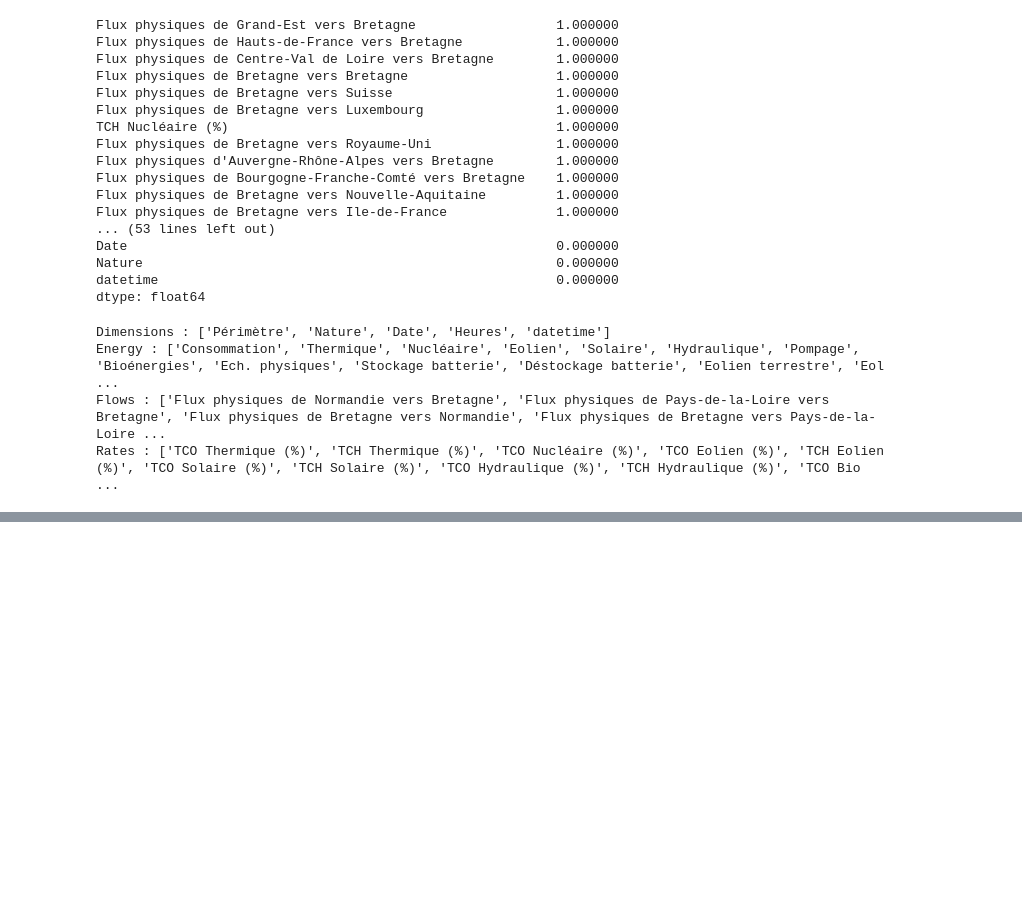
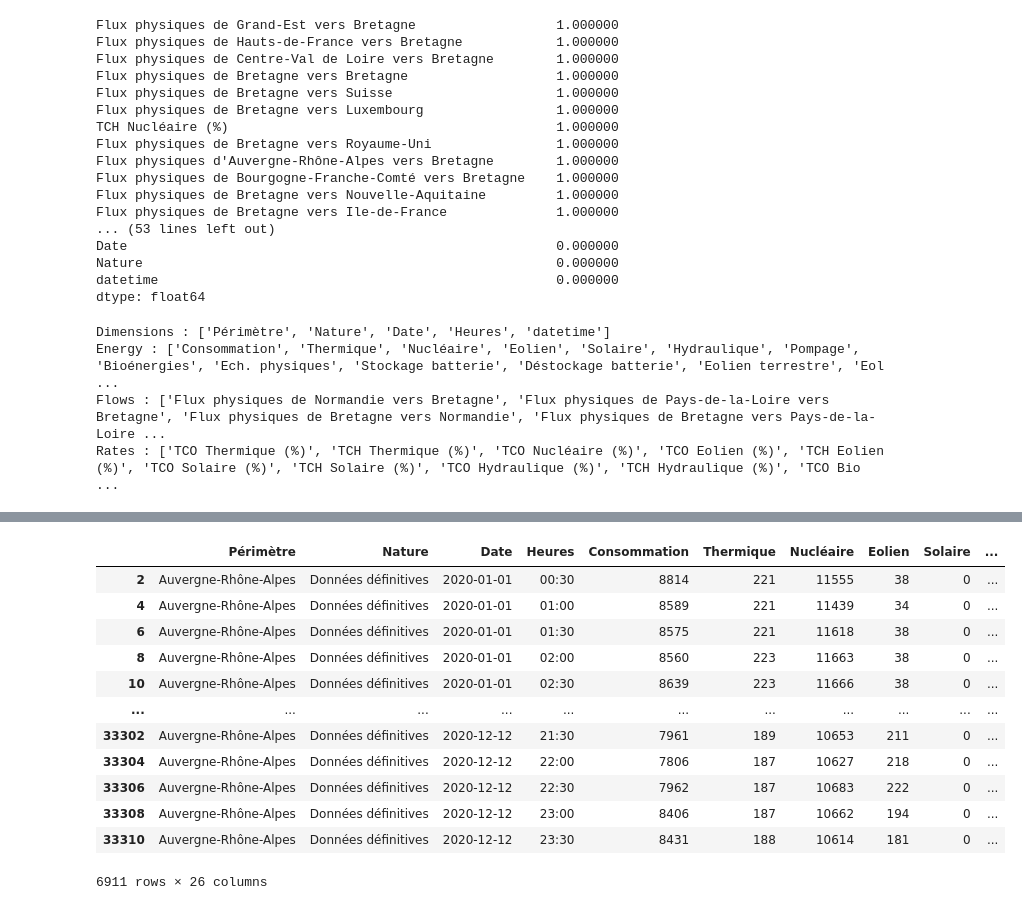
Before and after one commit to LIONPANJSHIR/rte-ille-et-vilaine-energy-analysis, a Jupyter notebook: scripts/notebooks/data_quality/00_staging_init.ipynb, the cells around one changed output, grey strips where cells are left out. Saved outputs shown, nothing was run; the diff lists cells and outputs as text; code cells hidden in the pictures; blank space fills up the shorter version.

```diff
--- a/scripts/notebooks/data_quality/00_staging_init.ipynb
+++ b/scripts/notebooks/data_quality/00_staging_init.ipynb
@@ -159,0 +162,14 @@ for file , data in filename.items() :
+# %%
+RAW_DATA = PROJECT_DIR / r"data\raw\Auvergne-Rhône-Alpes"
+test = pd.read_csv(RAW_DATA / "eCO2mix_RTE_Auvergne-Rhône-Alpes_Annuel-Definitif_2013.xls" ,
+sep="\t" ,
+encoding="latin1",
+index_col= False ,
+na_values= ['ND' ,"NaN" , "-"]
+)
+
+test['datatime'] = pd.to_datetime(test['Date'].astype(str)+ " " + test['Heures'].astype(str) ,
+                                  format = "%Y-%m-%d %H:%M" ,
+                                  errors ="coerce")
+
+test.head(5)
@@ -159,0 +350,16 @@ for file , data in filename.items() :
+# %%
+test.drop(index=0 , axis=0 )
+# %% [output]
+|  | Périmètre | Nature | Date | Heures | Consommation | Thermique | Nucléaire | Eolien | Solaire | ... |
+| 2 | Auvergne-Rhône-Alpes | Données définitives | 2020-01-01 | 00:30 | 8814 | 221 | 11555 | 38 | 0 | ... |
+| 4 | Auvergne-Rhône-Alpes | Données définitives | 2020-01-01 | 01:00 | 8589 | 221 | 11439 | 34 | 0 | ... |
+| 6 | Auvergne-Rhône-Alpes | Données définitives | 2020-01-01 | 01:30 | 8575 | 221 | 11618 | 38 | 0 | ... |
+| 8 | Auvergne-Rhône-Alpes | Données définitives | 2020-01-01 | 02:00 | 8560 | 223 | 11663 | 38 | 0 | ... |
+| 10 | Auvergne-Rhône-Alpes | Données définitives | 2020-01-01 | 02:30 | 8639 | 223 | 11666 | 38 | 0 | ... |
+| ... | ... | ... | ... | ... | ... | ... | ... | ... | ... | ... |
+| 33302 | Auvergne-Rhône-Alpes | Données définitives | 2020-12-12 | 21:30 | 7961 | 189 | 10653 | 211 | 0 | ... |
+| 33304 | Auvergne-Rhône-Alpes | Données définitives | 2020-12-12 | 22:00 | 7806 | 187 | 10627 | 218 | 0 | ... |
+| 33306 | Auvergne-Rhône-Alpes | Données définitives | 2020-12-12 | 22:30 | 7962 | 187 | 10683 | 222 | 0 | ... |
+| 33308 | Auvergne-Rhône-Alpes | Données définitives | 2020-12-12 | 23:00 | 8406 | 187 | 10662 | 194 | 0 | ... |
+| 33310 | Auvergne-Rhône-Alpes | Données définitives | 2020-12-12 | 23:30 | 8431 | 188 | 10614 | 181 | 0 | ... |
+6911 rows × 26 columns
```
Also changed, not shown: parts of 18 cells of this notebook, 22 other files.
